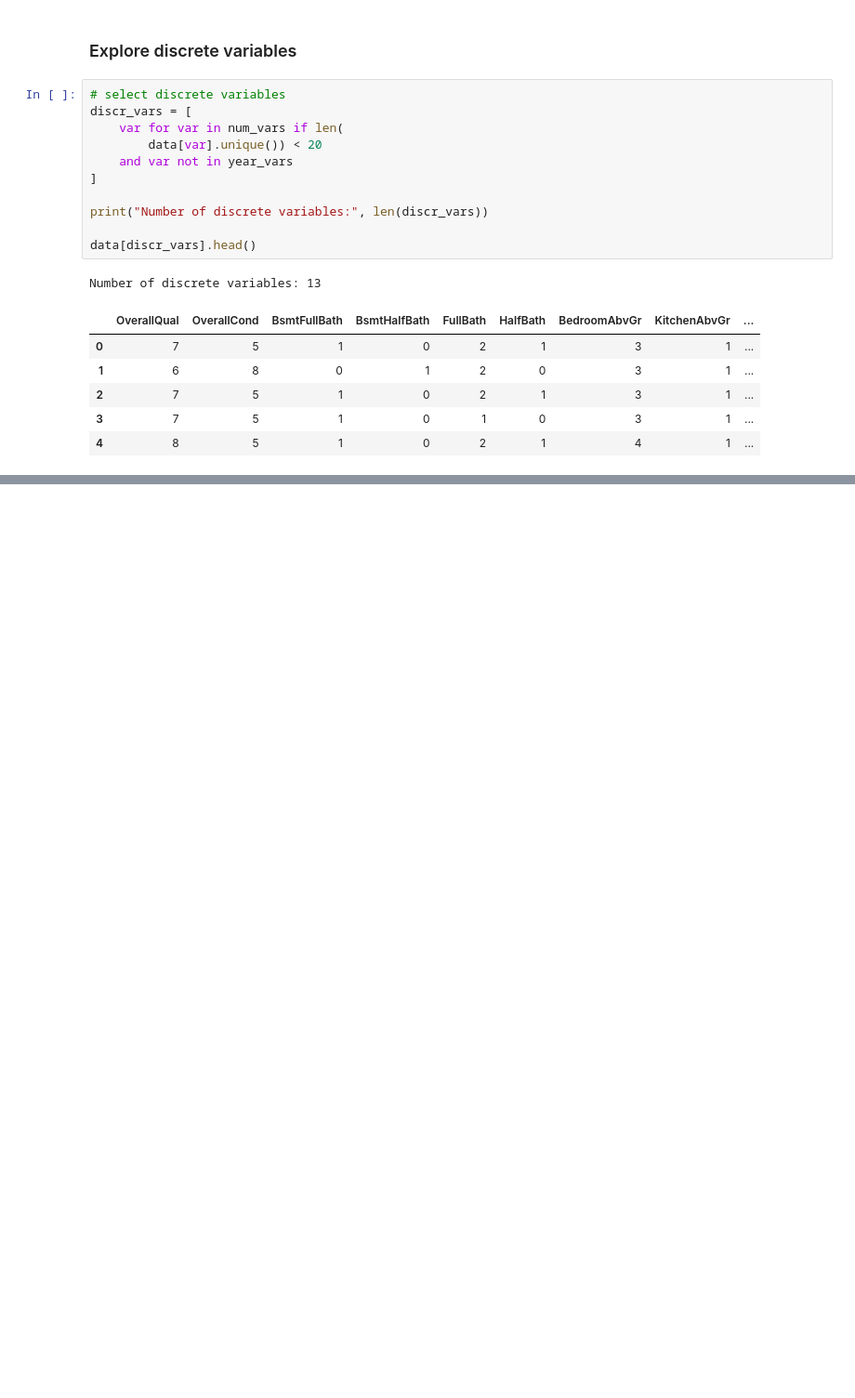
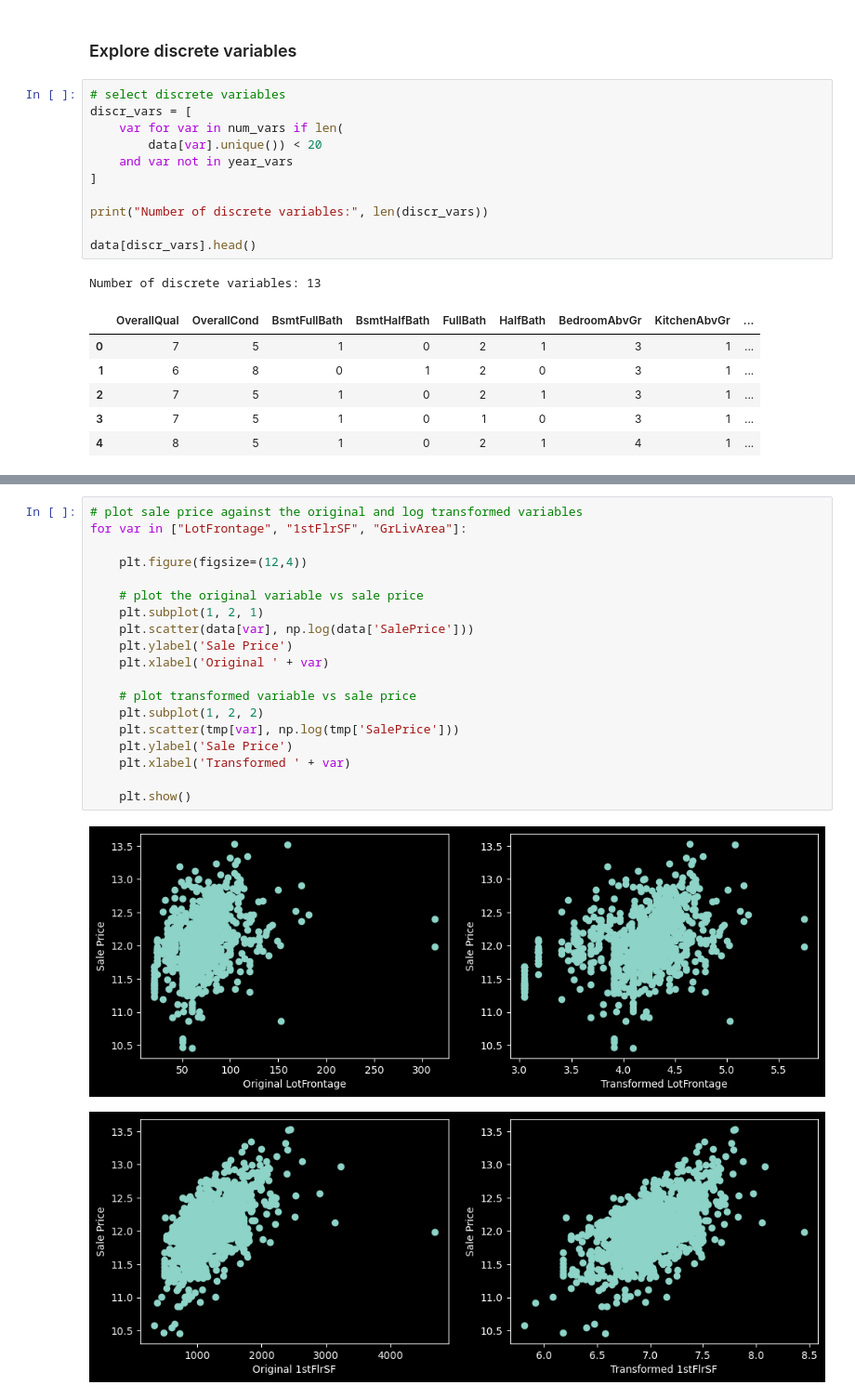
Before and after one commit to schouten-pepijn/Deployment_ML_Model, a Jupyter notebook: Own_Materials/Own_Code/Section_4/demo_EDA_Housing_Prices.ipynb, the cells around one changed output, grey strips where cells are left out. Shown at 93% size. Saved outputs shown, nothing was run; the diff lists cells and outputs as text; blank space fills up the shorter version.

```diff
--- a/Own_Materials/Own_Code/Section_4/demo_EDA_Housing_Prices.ipynb
+++ b/Own_Materials/Own_Code/Section_4/demo_EDA_Housing_Prices.ipynb
@@ -299,0 +377,22 @@ for var in discr_vars:
+# %%
+# plot sale price against the original and log transformed variables
+for var in ["LotFrontage", "1stFlrSF", "GrLivArea"]:
+
+    plt.figure(figsize=(12,4))
+
+    # plot the original variable vs sale price
+    plt.subplot(1, 2, 1)
+    plt.scatter(data[var], np.log(data['SalePrice']))
+    plt.ylabel('Sale Price')
+    plt.xlabel('Original ' + var)
+
+    # plot transformed variable vs sale price
+    plt.subplot(1, 2, 2)
+    plt.scatter(tmp[var], np.log(tmp['SalePrice']))
+    plt.ylabel('Sale Price')
+    plt.xlabel('Transformed ' + var)
+
+    plt.show()
+# %% [output]
+[figure, added]
+[figure, added]
```
Also changed, not shown: parts of 8 cells of this notebook.
